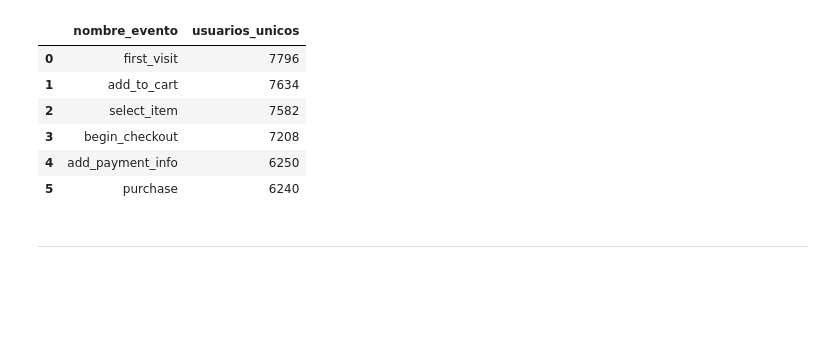
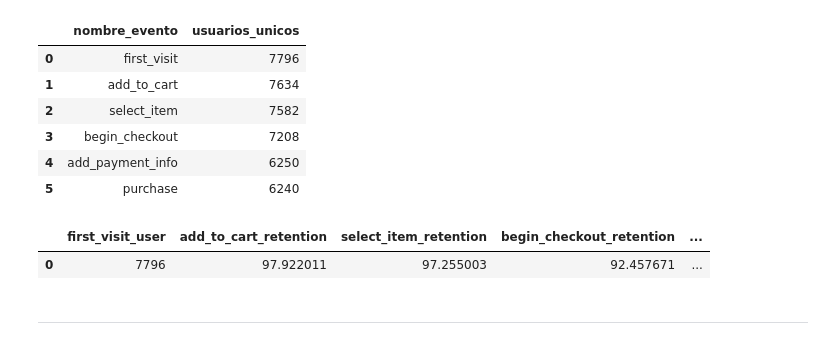
Before and after one commit to FithoGerardo/RappiPlus-Data-cleaning-and-analysis, a Jupyter notebook: notebooks/GerardoOlm-rappiplus_project.ipynb, the cells around one changed output. Cells and saved outputs as stored; diff of their text form; code cells hidden in the pictures; blank space fills up the shorter version.

```diff
--- a/notebooks/GerardoOlm-rappiplus_project.ipynb
+++ b/notebooks/GerardoOlm-rappiplus_project.ipynb
@@ -928,13 +928,24 @@ totals
 # %%
 # PARTE 2: Conversiones
 # ======================
 
 query_conversion = '''
-tu código SQL aquí
+SELECT
+COUNT(DISTINCT(CASE WHEN nombre_evento = 'first_visit' THEN id_usuario END)) AS first_visit_user,
+100.0 * COUNT(DISTINCT(CASE WHEN nombre_evento = 'add_to_cart' THEN id_usuario END)) / COUNT(DISTINCT(CASE WHEN nombre_evento = 'first_visit' THEN id_usuario END)) AS add_to_cart_retention,
+100.0 * COUNT(DISTINCT(CASE WHEN nombre_evento = 'select_item' THEN id_usuario END)) / COUNT(DISTINCT(CASE WHEN nombre_evento = 'first_visit' THEN id_usuario END)) AS select_item_retention,
+100.0 * COUNT(DISTINCT(CASE WHEN nombre_evento = 'begin_checkout' THEN id_usuario END)) / COUNT(DISTINCT(CASE WHEN nombre_evento = 'first_visit' THEN id_usuario END)) AS begin_checkout_retention,
+100.0 * COUNT(DISTINCT(CASE WHEN nombre_evento = 'add_payment_info' THEN id_usuario END)) / COUNT(DISTINCT(CASE WHEN nombre_evento = 'first_visit' THEN id_usuario END)) AS add_payment_info_retention,
+100.0 * COUNT(DISTINCT(CASE WHEN nombre_evento = 'purchase' THEN id_usuario END)) / COUNT(DISTINCT(CASE WHEN nombre_evento = 'first_visit' THEN id_usuario END)) AS purchase_retention
+
+FROM events;
 '''
 
 conversion = pd.read_sql(query_conversion, con=engine)
 conversion
+# %% [output]
+|  | first_visit_user | add_to_cart_retention | select_item_retention | begin_checkout_retention | ... |
+| 0 | 7796 | 97.922011 | 97.255003 | 92.457671 | ... |
 # %% [markdown]
 ---
 # %% [markdown]
```
